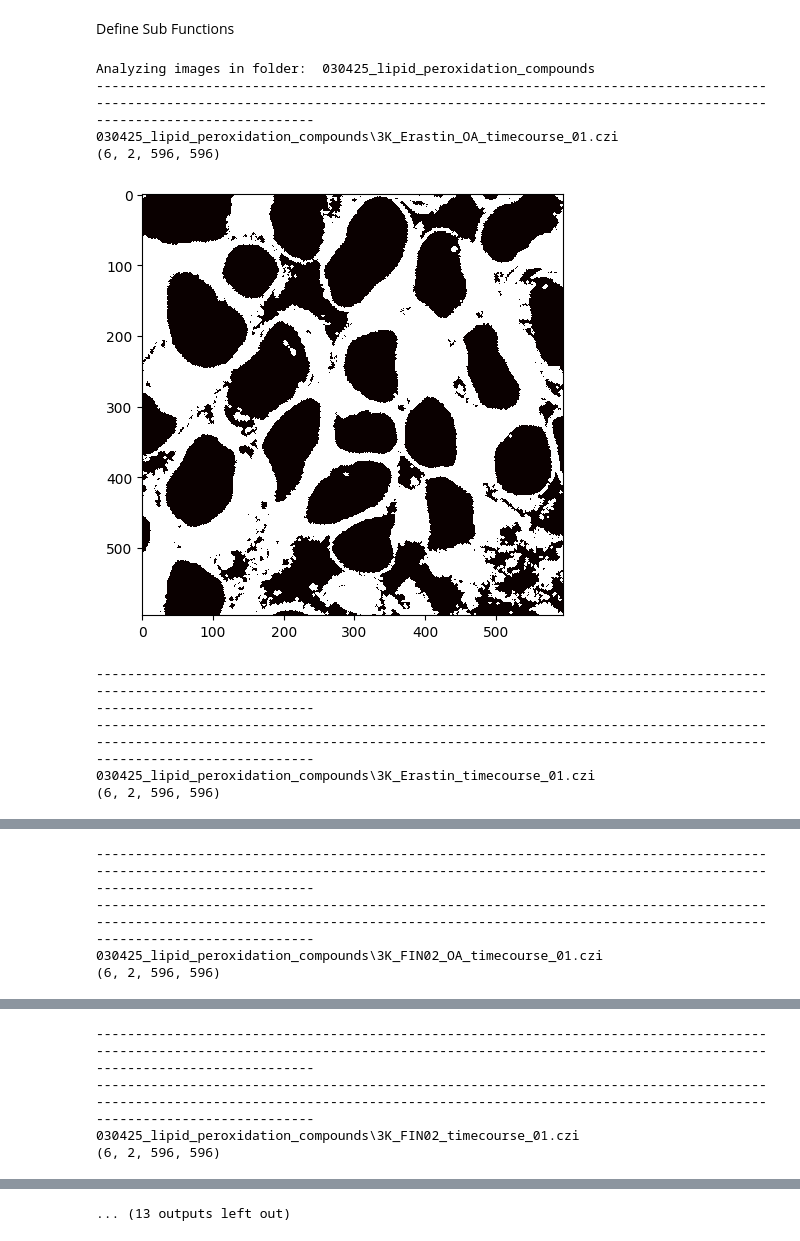
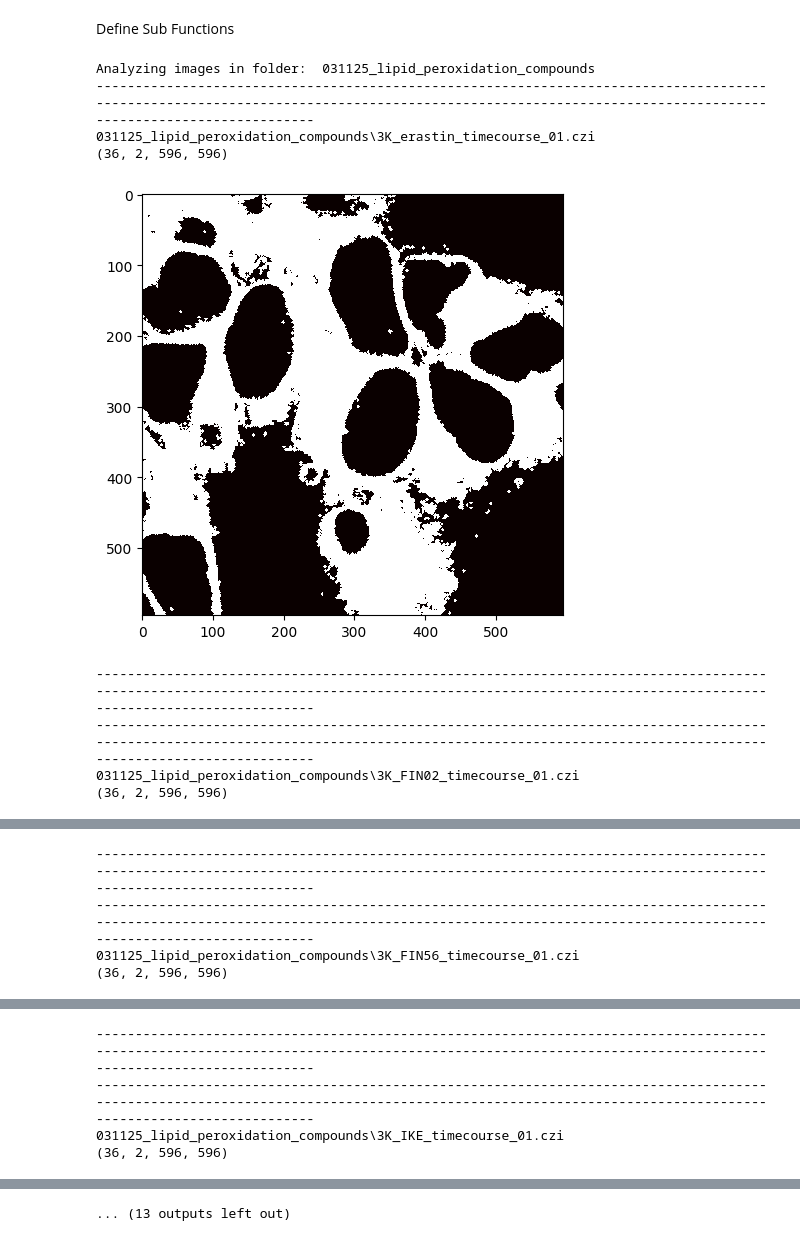
Before and after one commit to yiminghuang47/kara-lab, a Jupyter notebook: lipid peroxidation/lipid_peroxidation_analysis.ipynb, the cells around one changed output, grey strips where cells are left out. Saved outputs shown, nothing was run; the diff lists cells and outputs as text; code cells hidden in the pictures.

```diff
--- a/lipid peroxidation/lipid_peroxidation_analysis.ipynb
+++ b/lipid peroxidation/lipid_peroxidation_analysis.ipynb
@@ -462,14 +462,14 @@ def analyze_main_folder(folder,verbose=False):
             analyze_all_images(os.path.join(folder, subfolder),verbose=verbose)
 # %%
 # analyze_main_folder('./',True)
-analyze_all_images('030425_lipid_peroxidation_compounds',verbose=True)
+analyze_all_images('031125_lipid_peroxidation_compounds',verbose=True)
 # %% [output]
-Analyzing images in folder:  030425_lipid_peroxidation_compounds
+Analyzing images in folder:  031125_lipid_peroxidation_compounds
 --------------------------------------------------------------------------------------------------------------------------------------------------------------------------------------------------------
-030425_lipid_peroxidation_compounds\3K_Erastin_OA_timecourse_01.czi
-(6, 2, 596, 596)
+031125_lipid_peroxidation_compounds\3K_erastin_timecourse_01.czi
+(36, 2, 596, 596)
-[figure, old version]
+[figure, new version]
 --------------------------------------------------------------------------------------------------------------------------------------------------------------------------------------------------------
 --------------------------------------------------------------------------------------------------------------------------------------------------------------------------------------------------------
-030425_lipid_peroxidation_compounds\3K_Erastin_timecourse_01.czi
-(6, 2, 596, 596)
+031125_lipid_peroxidation_compounds\3K_FIN02_timecourse_01.czi
+(36, 2, 596, 596)
@@ -477,4 +477,4 @@ Analyzing images in folder:  030425_lipid_peroxidation_compounds
 --------------------------------------------------------------------------------------------------------------------------------------------------------------------------------------------------------
 --------------------------------------------------------------------------------------------------------------------------------------------------------------------------------------------------------
-030425_lipid_peroxidation_compounds\3K_FIN02_OA_timecourse_01.czi
-(6, 2, 596, 596)
+031125_lipid_peroxidation_compounds\3K_FIN56_timecourse_01.czi
+(36, 2, 596, 596)
@@ -482,4 +482,4 @@ Analyzing images in folder:  030425_lipid_peroxidation_compounds
 --------------------------------------------------------------------------------------------------------------------------------------------------------------------------------------------------------
 --------------------------------------------------------------------------------------------------------------------------------------------------------------------------------------------------------
-030425_lipid_peroxidation_compounds\3K_FIN02_timecourse_01.czi
-(6, 2, 596, 596)
+031125_lipid_peroxidation_compounds\3K_IKE_timecourse_01.czi
+(36, 2, 596, 596)
```
Also changed, not shown: parts of 1 cell of this notebook, 8 other files.
